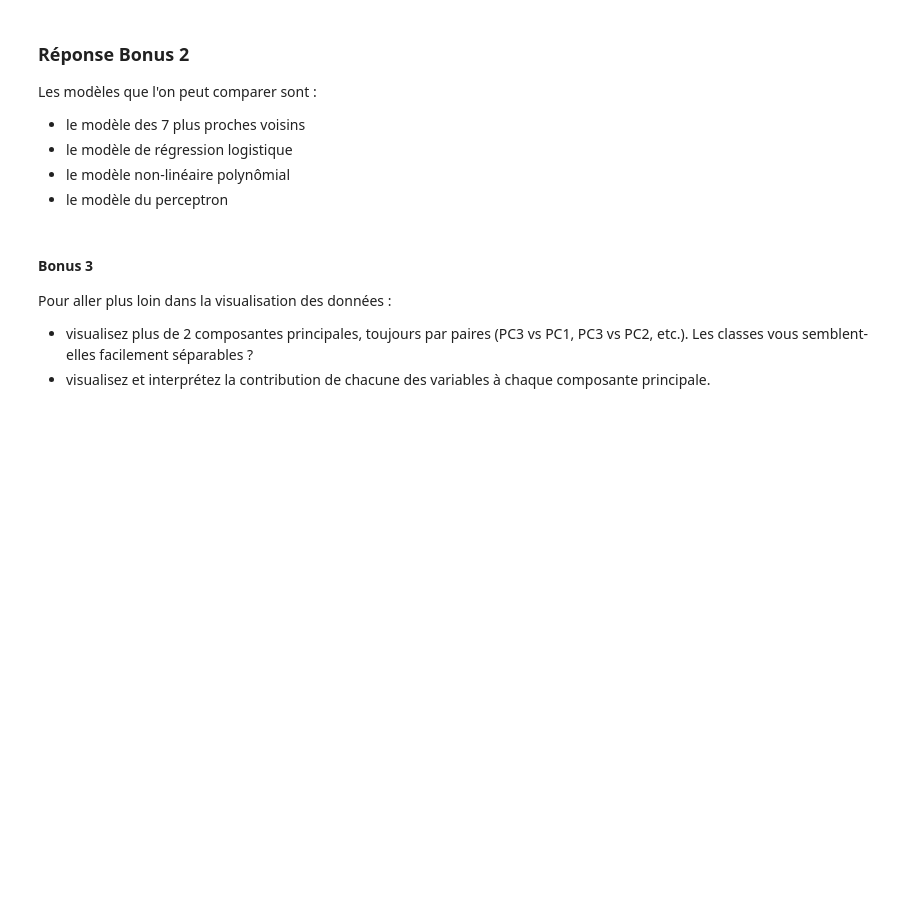
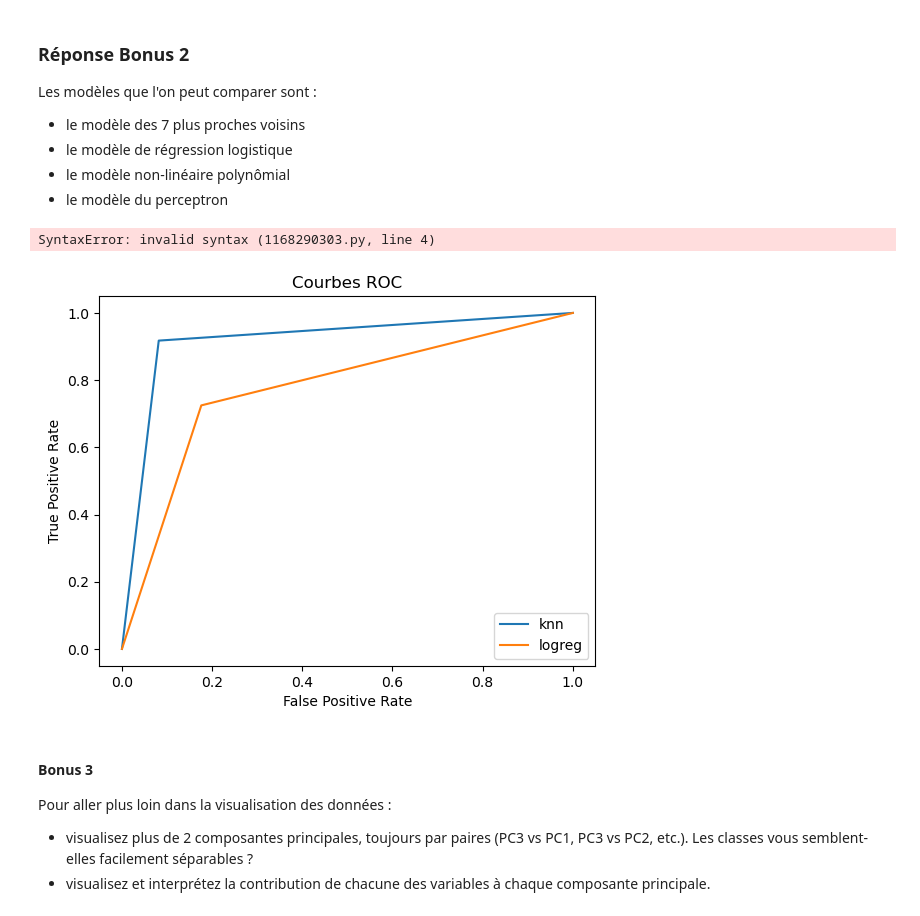
Before and after one commit to donatiendelachesnais/Projet-sciences-des-donn-es, a Jupyter notebook: Projet_SDD_2024.ipynb, the cells around one changed output. Drawn from its saved outputs; the diff is of its cells as text; code cells hidden in the pictures; blank space fills up the shorter version.

```diff
--- a/Projet_SDD_2024.ipynb
+++ b/Projet_SDD_2024.ipynb
@@ -459,9 +459,10 @@ for d in range(1,6):
     X_public_preprocessed_polynomial = polynomial_features.fit_transform(X_public_preprocessed)
     reg = LinearRegression()
     reg.fit(X_public_preprocessed_polynomial, y_public)
-    print(y_public)
-    print(reg.predict(X_public_preprocessed_polynomial))
-    print("Accuracy :", metrics.accuracy_score(y_public, reg.predict(X_public_preprocessed_polynomial)))
+
+    # Conversion des prédictions continues
+    y_public_pred = np.round(reg.predict(X_public_preprocessed_polynomial))
+    print("Accuracy :", metrics.accuracy_score(y_public, y_public_pred))
 
     #accuracy_scores = cross_val_score(reg, X_public_preprocessed_polynomial, y_public, cv=kf)
     #mean_accuracy = accuracy_scores.mean()
@@ -601,6 +615,33 @@ plt.title('Courbes ROC')
 plt.legend()
 
 plt.show()
+# %% [output]
+SyntaxError: invalid syntax (1168290303.py, line 4)
+# %%
+# Version édulcorée
+
+# Liste des résultats des modèles en validation croisée construits précédemment
+y_pred_knn = knn.predict(X_public)
+y_pred_logreg = logreg.predict(X_public_preprocessed)
+
+y_pred = np.array([y_pred_knn, y_pred_logreg])
+models = ['knn', 'logreg']
+
+# Affichage des courbes ROC sur un même graphique
+plt.figure()
+
+for i in range(2):
+    fpr, tpr, _ = metrics.roc_curve(y_public, y_pred[i])
+    plt.plot(fpr, tpr, label=models[i])
+
+plt.xlabel('False Positive Rate')
+plt.ylabel('True Positive Rate')
+plt.title('Courbes ROC')
+plt.legend()
+
+plt.show()
+# %% [output]
+[figure, added]
 # %% [markdown]
 #### Bonus 3
 
```
Also changed, not shown: parts of 3 cells of this notebook.
